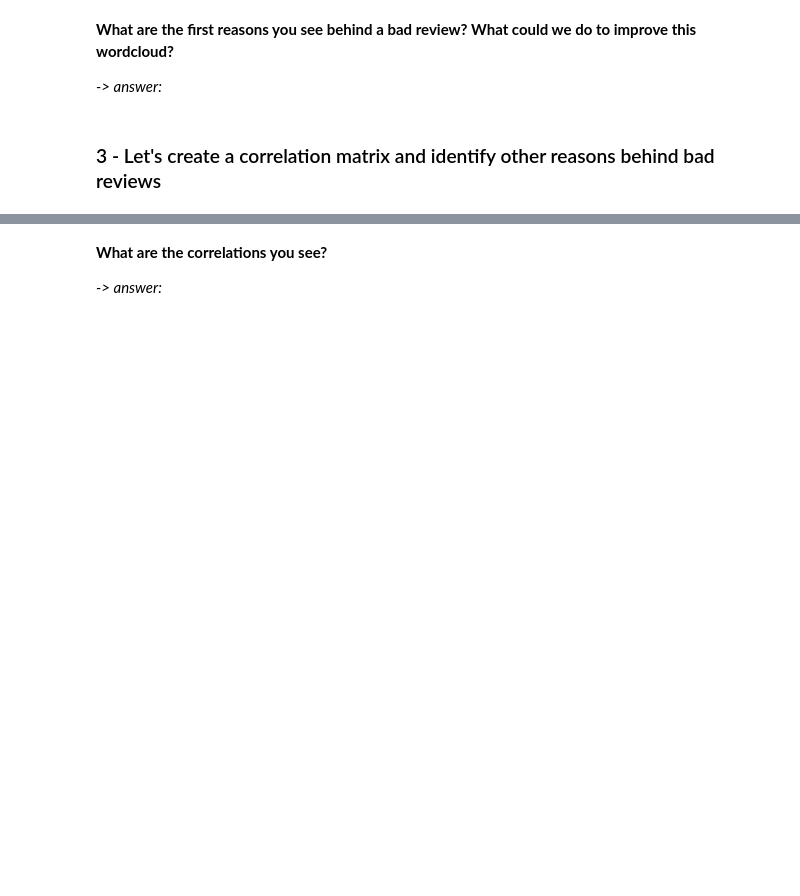
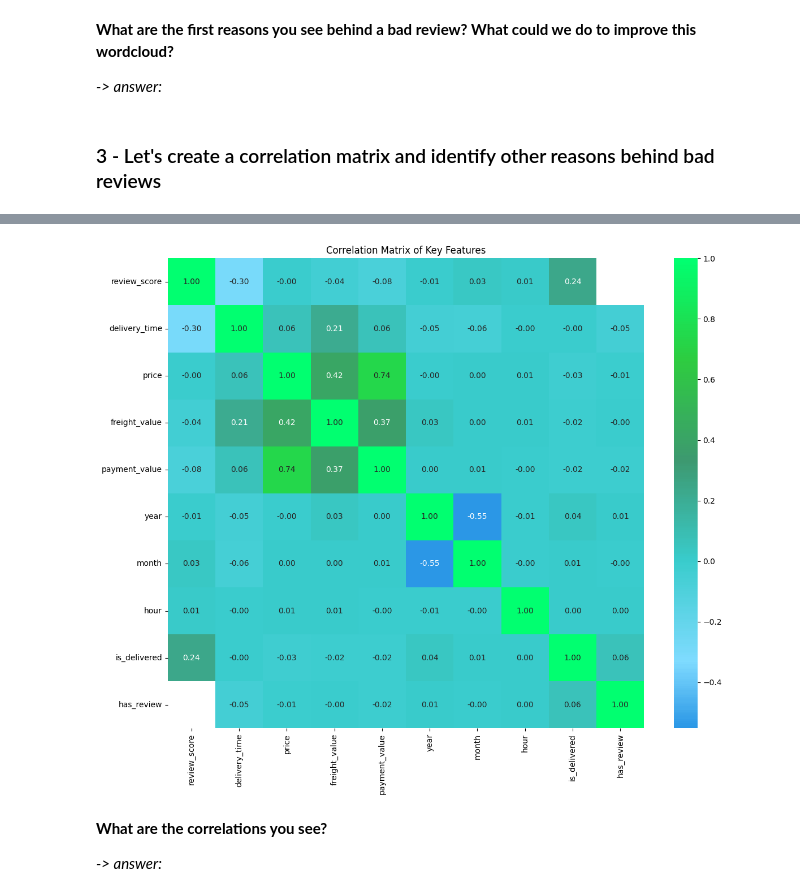
Before and after one commit to khaledngr/albert-hod-shared, a Jupyter notebook: notebooks/hod-olist-analysis.ipynb, the cells around one changed output, grey strips where cells are left out. Cells and saved outputs as stored; diff of their text form; code cells hidden in the pictures; blank space fills up the shorter version.

```diff
--- a/notebooks/hod-olist-analysis.ipynb
+++ b/notebooks/hod-olist-analysis.ipynb
@@ -362,21 +409,30 @@ NameError: name 'df' is not defined
 # bonus: can we create additional features?
 # example: create a is_delivered column?
 
-'your code'
+df['is_delivered'] = (df['order_status'] == 'delivered').astype(int)
+df['has_review'] = df['review_score'].notna().astype(int)
 # %%
 # Create the correlation matrix based on the columns you want
 
 # Select relevant features for correlation analysis
 
 colors = ['#001F3F', '#0074D9', '#7FDBFF', '#39CCCC', '#3D9970', '#2ECC40', '#01FF70']
 
-correlation_features = df[['columns_you_want']]
+correlation_features = df[['review_score', 'delivery_time', 'price', 'freight_value',
+                            'payment_value', 'year', 'month', 'hour', 'is_delivered', 'has_review']]
 
 # Calculate the correlation matrix
 correlation = correlation_features.corr()
 
 # use seaborn to print the correlation matrix
-'your code'
+plt.figure(figsize=(12, 10))
+cmap = LinearSegmentedColormap.from_list('custom', colors)
+sns.heatmap(correlation, annot=True, cmap=cmap, center=0, fmt='.2f')
+plt.title('Correlation Matrix of Key Features')
+plt.tight_layout()
+plt.show()
+# %% [output]
+[figure, added]
 # %% [markdown]
 **What are the correlations you see?**
 
```
Also changed, not shown: parts of 23 cells of this notebook, 4 other files.
